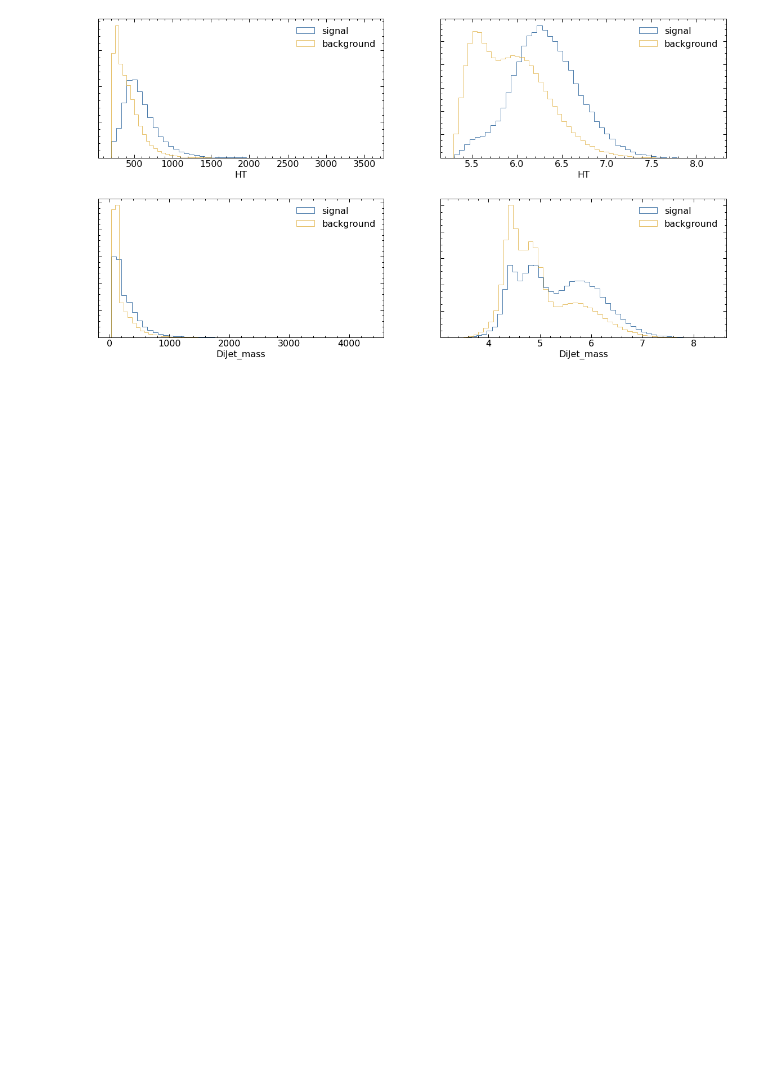
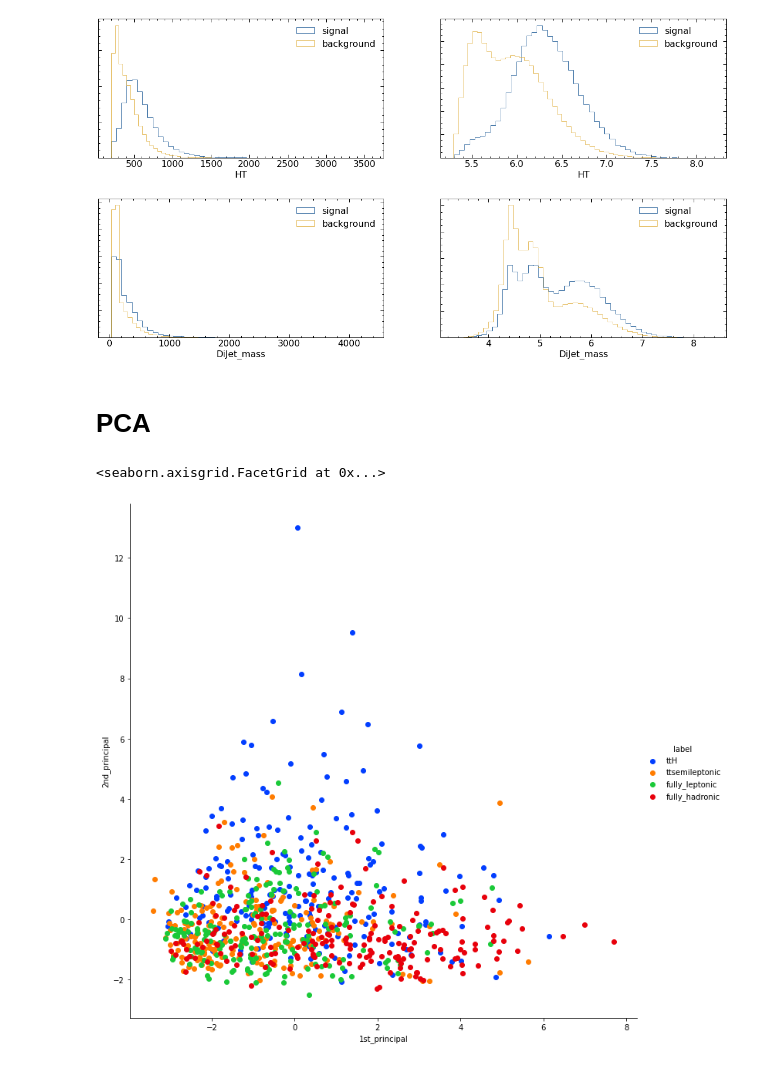
Before and after one commit to NoahHA/tth-ML-project, a Jupyter notebook: notebooks/data_analysis/data_exploration.ipynb, the cells around one changed output. Drawn from its saved outputs; the diff is of its cells as text; code cells hidden in the pictures; blank space fills up the shorter version.

```diff
--- a/notebooks/data_analysis/data_exploration.ipynb
+++ b/notebooks/data_analysis/data_exploration.ipynb
@@ -182,3 +179,37 @@ for col in interesting_cols:
 [figure]
 [figure]
 [figure]
+# %% [markdown]
+# PCA
+# %%
+from sklearn.preprocessing import StandardScaler
+from sklearn.utils import shuffle
+
+# fully hadronic is the smallest class so can't sample more than this number per class
+n_samples_per_class = len(full_df.loc[full_df['event_type'] == 'fully_hadronic'])
+
+event_types = np.unique(full_df['event_type'])
+data_sample = full_df.copy()[0:0]
+
+for event_type in event_types:
+    event_sample = full_df.loc[full_df['event_type'] == event_type].sample(n=n_samples_per_class, random_state=0)
+    data_sample = data_sample.append(event_sample)
+
+data_sample = shuffle(data_sample)
+
+event_sample, labels = data_sample[event_cols], data_sample['event_type']
+event_sample[event_cols] = StandardScaler().fit_transform(event_sample[event_cols])
+# %%
+from sklearn import decomposition
+
+pca = decomposition.PCA()
+pca.n_components = 2
+
+pca_data = pca.fit_transform(event_sample)
+pca_data = np.vstack((pca_data.T, labels)).T
+
+pca_df = pd.DataFrame(pca_data, columns=("1st_principal", "2nd_principal", "label"))
+sns.FacetGrid(pca_df, hue='label', size=10, palette='bright').map(plt.scatter, "1st_principal", "2nd_principal").add_legend()
+# %% [output]
+<seaborn.axisgrid.FacetGrid at 0x...>
+[figure, added]
```
Also changed, not shown: parts of 10 cells of this notebook, 1 other file.
